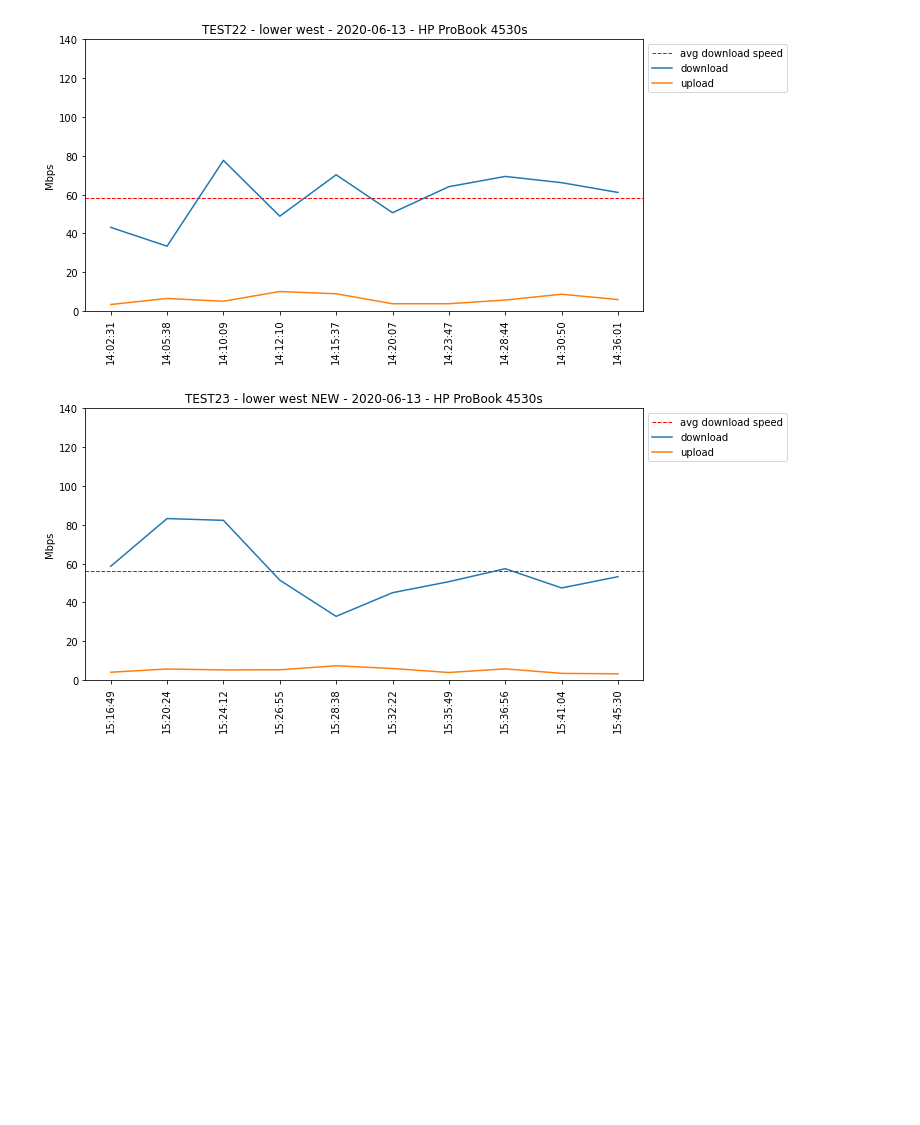
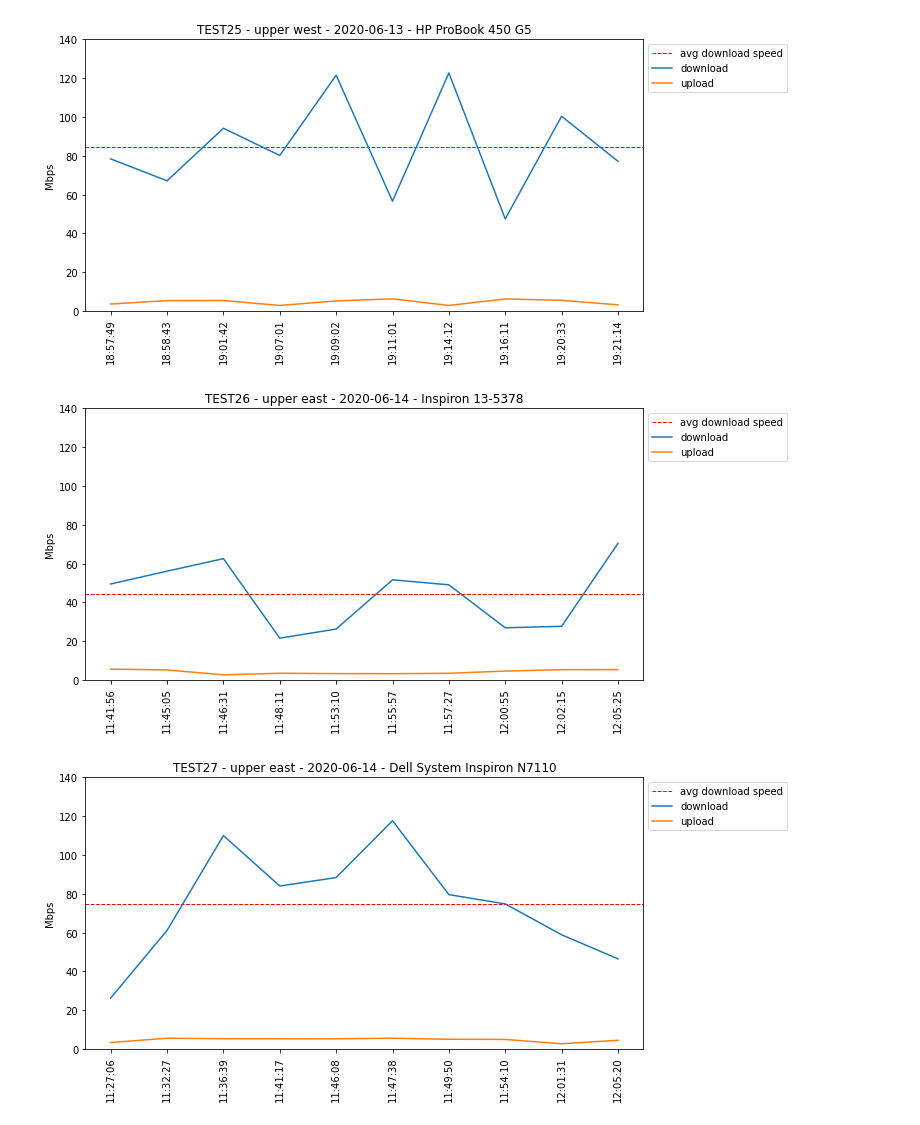
Before and after one commit to BigBangData/Speedtest, a Jupyter notebook: speedtest_plots.ipynb, the cells around one changed output. Saved outputs shown, nothing was run; the diff lists cells and outputs as text; code cells hidden in the pictures; blank space fills up the shorter version.

Commit message:
Plot latest tests

```diff
--- a/speedtest_plots.ipynb
+++ b/speedtest_plots.ipynb
@@ -28,6 +28,9 @@ df
 # %%
-M.plot_single(df, 'test22');
-M.plot_single(df, 'test23')
+M.plot_single(df, 'test25');
+M.plot_single(df, 'test26');
+M.plot_single(df, 'test27');
+M.plot_single(df, 'test28');
 # %% [output]
-[figure, old version]
+[figure, new version]
-[figure, old version]
+[figure, new version]
+[figure, added]
```
Also changed, not shown: parts of 8 cells of this notebook.
